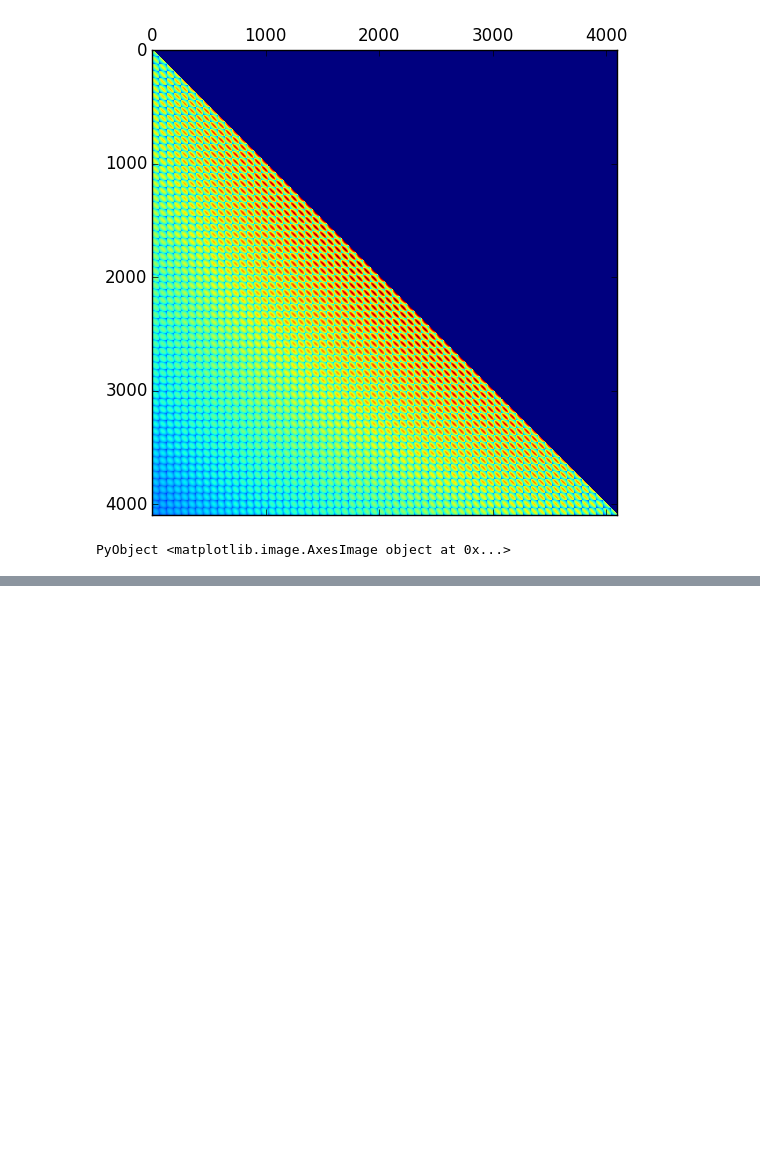
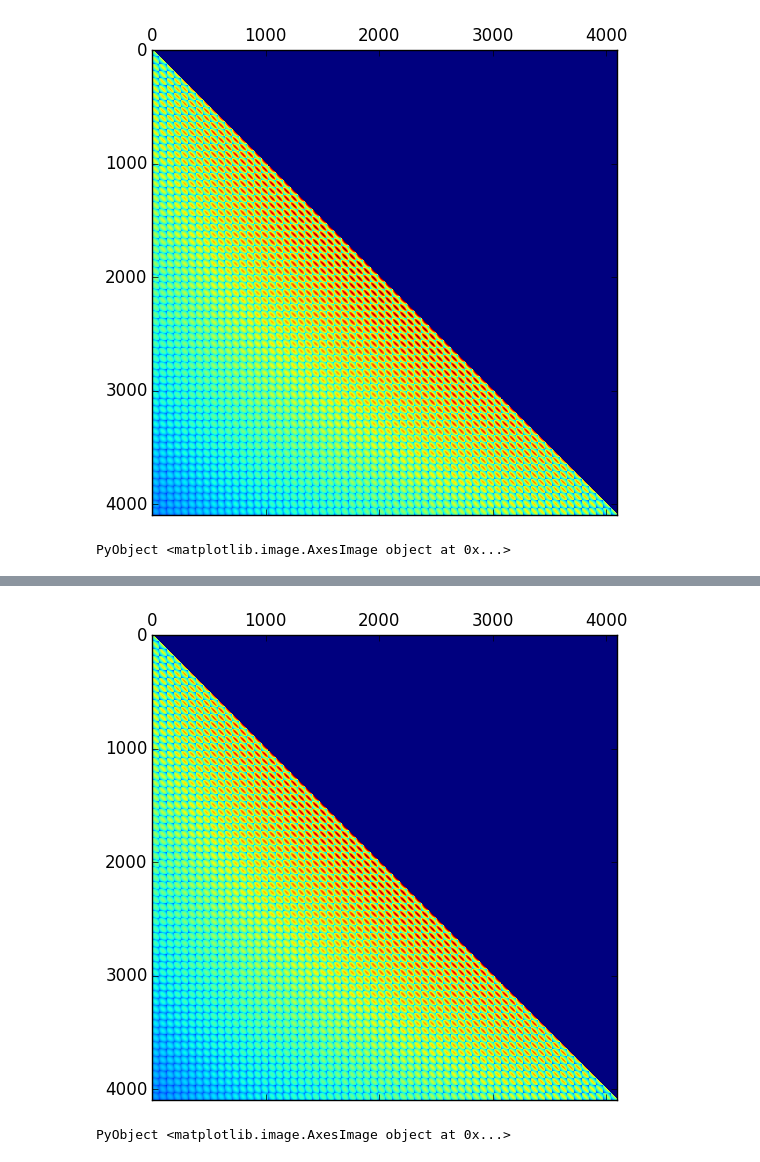
Before and after one commit to nestorcgk/Neuroscience, a Jupyter notebook: P2kCSDA/ComparaciónK4096.ipynb, the cells around one changed output, grey strips where cells are left out. Drawn from its saved outputs; the diff is of its cells as text; code cells hidden in the pictures; blank space fills up the shorter version.

```diff
--- a/P2kCSDA/ComparaciónK4096.ipynb
+++ b/P2kCSDA/ComparaciónK4096.ipynb
@@ -122,0 +125,2 @@ writedlm("K4096.dat",output4096);
+# %%
+output4096S=readdlm("K4096S.dat");
@@ -122,0 +157,5 @@ writedlm("K4096.dat",output4096);
+# %%
+matshow(output4096S)
+# %% [output]
+[figure, added]
+PyObject <matplotlib.image.AxesImage object at 0x...>
```
Also changed, not shown: parts of 7 cells of this notebook, 2 other files.
